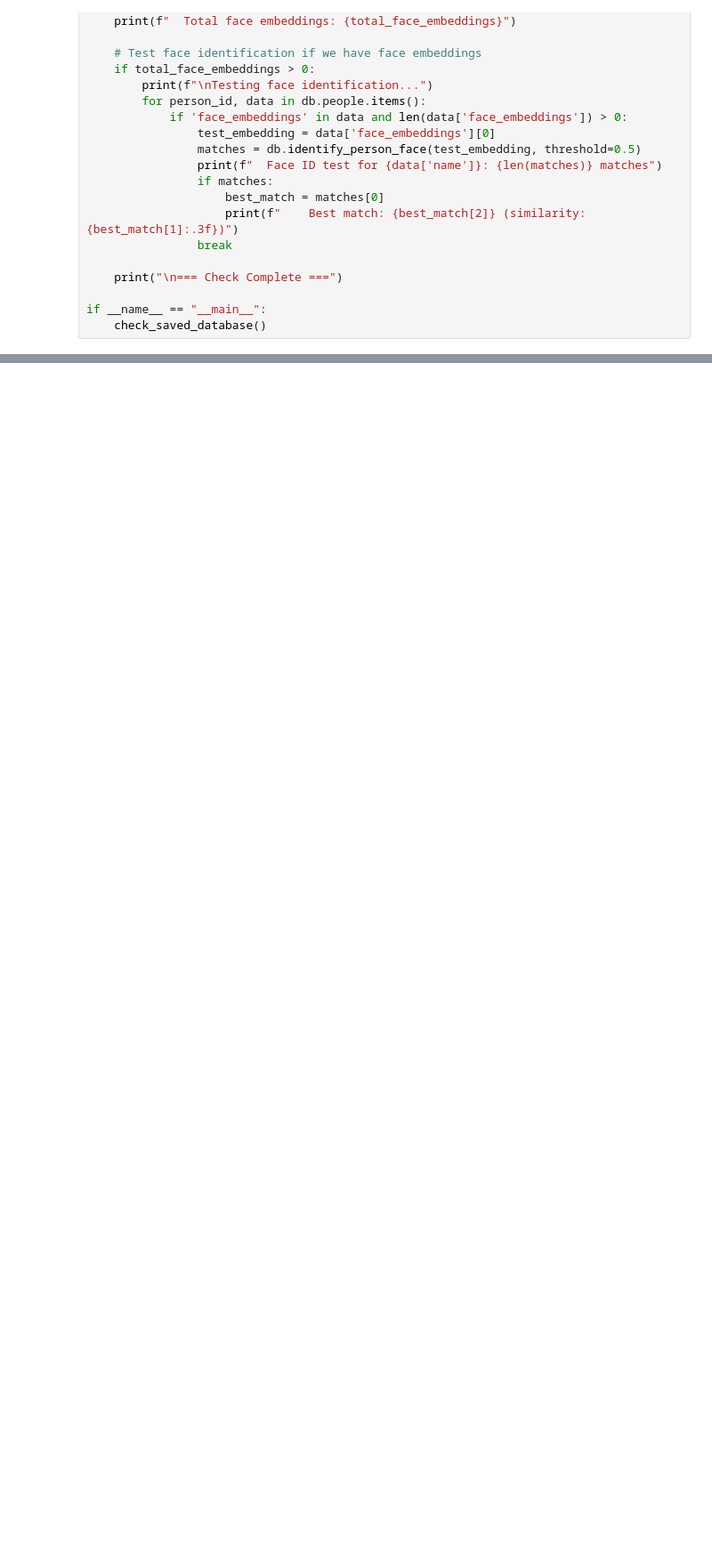
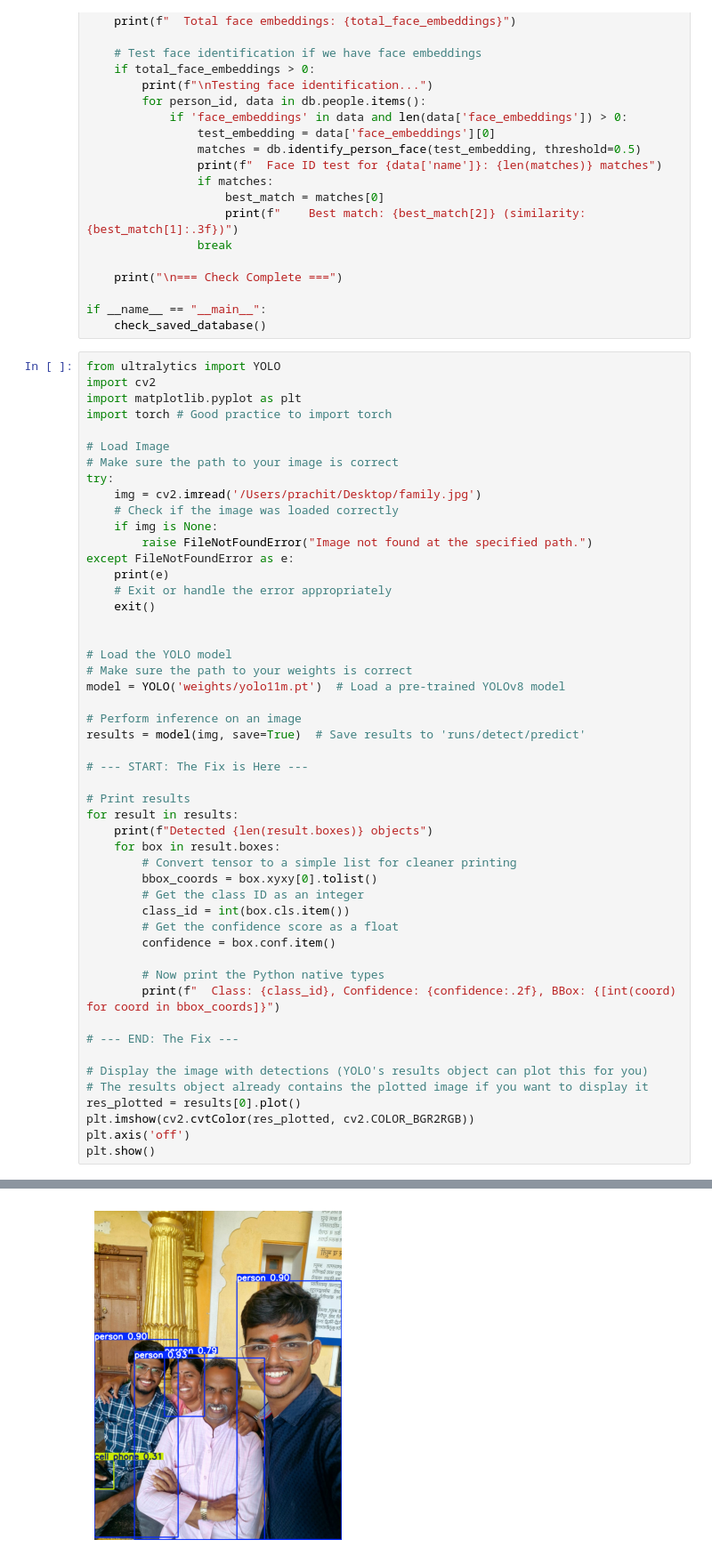
Before and after one commit to PrachitDeshinge-324/Deepgait2v, a Jupyter notebook: test.ipynb, the cells around one changed output, grey strips where cells are left out. Shown at 89% size. Drawn from its saved outputs; the diff is of its cells as text; blank space fills up the shorter version.

Commit message:
good visualizatoins

```diff
--- a/test.ipynb
+++ b/test.ipynb
@@ -260,3 +260,54 @@ def check_saved_database():
 
 if __name__ == "__main__":
     check_saved_database()
+# %%
+from ultralytics import YOLO
+import cv2
+import matplotlib.pyplot as plt
+import torch # Good practice to import torch
+
+# Load Image
+# Make sure the path to your image is correct
+try:
+    img = cv2.imread('/Users/prachit/Desktop/family.jpg')
+    # Check if the image was loaded correctly
+    if img is None:
+        raise FileNotFoundError("Image not found at the specified path.")
+except FileNotFoundError as e:
+    print(e)
+    # Exit or handle the error appropriately
+    exit()
+
+
+# Load the YOLO model
+# Make sure the path to your weights is correct
+model = YOLO('weights/yolo11m.pt')  # Load a pre-trained YOLOv8 model
+
+# Perform inference on an image
+results = model(img, save=True)  # Save results to 'runs/detect/predict'
+
+# --- START: The Fix is Here ---
+
+# Print results
+for result in results:
+    print(f"Detected {len(result.boxes)} objects")
+    for box in result.boxes:
+        # Convert tensor to a simple list for cleaner printing
+        bbox_coords = box.xyxy[0].tolist()
+        # Get the class ID as an integer
+        class_id = int(box.cls.item())
+        # Get the confidence score as a float
+        confidence = box.conf.item()
+
+        # Now print the Python native types
+        print(f"  Class: {class_id}, Confidence: {confidence:.2f}, BBox: {[int(coord) for coord in bbox_coords]}")
+
+# --- END: The Fix ---
+
+# Display the image with detections (YOLO's results object can plot this for you)
+# The results object already contains the plotted image if you want to display it
+res_plotted = results[0].plot()
+plt.imshow(cv2.cvtColor(res_plotted, cv2.COLOR_BGR2RGB))
+plt.axis('off')
+plt.show()
+# %% [output]
@@ -262,0 +323 @@ if __name__ == "__main__":
+[figure, added]
```
Also changed, not shown: parts of 3 cells of this notebook, 17 other files.
